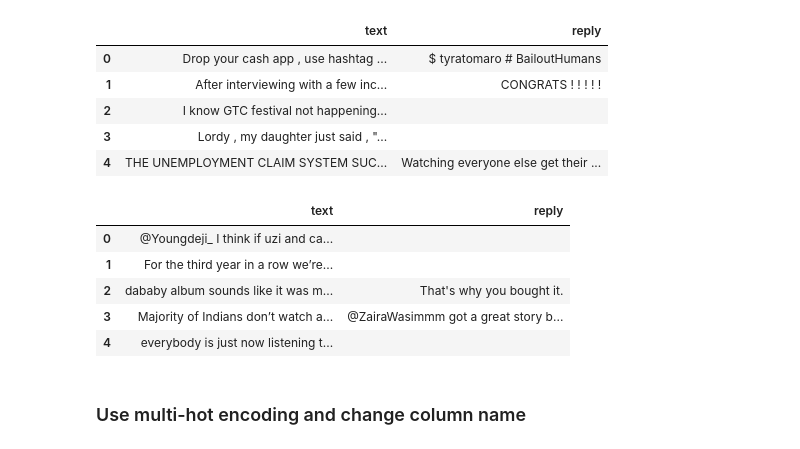
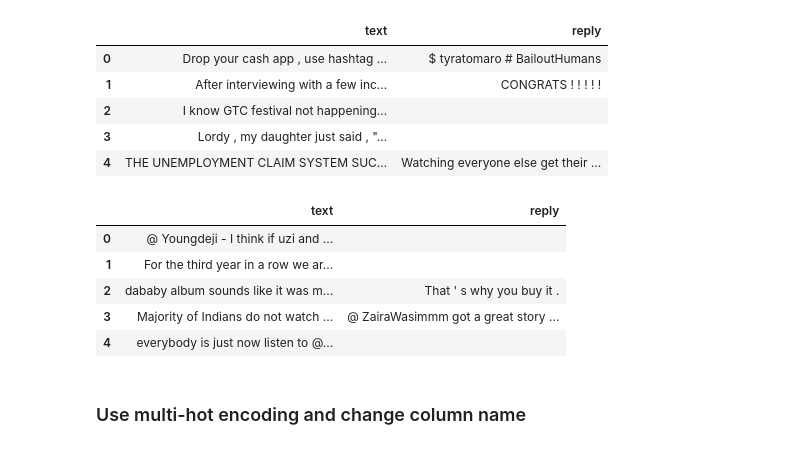
Before and after one commit to wywyWang/NLP-2020-EmotionGIF, a Jupyter notebook: EmotionGIF-V2.ipynb, the cells around one changed output. Cells and saved outputs as stored; diff of their text form; code cells hidden in the pictures.

```diff
--- a/EmotionGIF-V2.ipynb
+++ b/EmotionGIF-V2.ipynb
@@ -51,16 +50,16 @@ df_dev_result.head()
 | 4 | THE UNEMPLOYMENT CLAIM SYSTEM SUC... | Watching everyone else get their ... |
 # %%
 df_test_ori = pd.read_json('./source/test_unlabeled.json', lines=True)
-df_test = pd.read_json('./source/test_unlabeled.json', lines=True)
+df_test = pd.read_json('./preprocessed/preprocess_test.json', lines=True)
 df_test_result = df_test.copy()[['text', 'reply']]
 df_test_result.head()
 # %% [output]
 |  | text | reply |
-| 0 | @Youngdeji_ I think if uzi and ca... |  |
-| 1 | For the third year in a row we’re... |  |
-| 2 | dababy album sounds like it was m... | That's why you bought it. |
-| 3 | Majority of Indians don’t watch a... | @ZairaWasimmm got a great story b... |
-| 4 | everybody is just now listening t... |  |
+| 0 | @ Youngdeji - I think if uzi and ... |  |
+| 1 | For the third year in a row we ar... |  |
+| 2 | dababy album sounds like it was m... | That ' s why you buy it . |
+| 3 | Majority of Indians do not watch ... | @ ZairaWasimmm got a great story ... |
+| 4 | everybody is just now listen to @... |  |
 # %% [markdown]
 ### Use multi-hot encoding and change column name
 # %%
```
Also changed, not shown: parts of 23 cells of this notebook, 1 other file.
